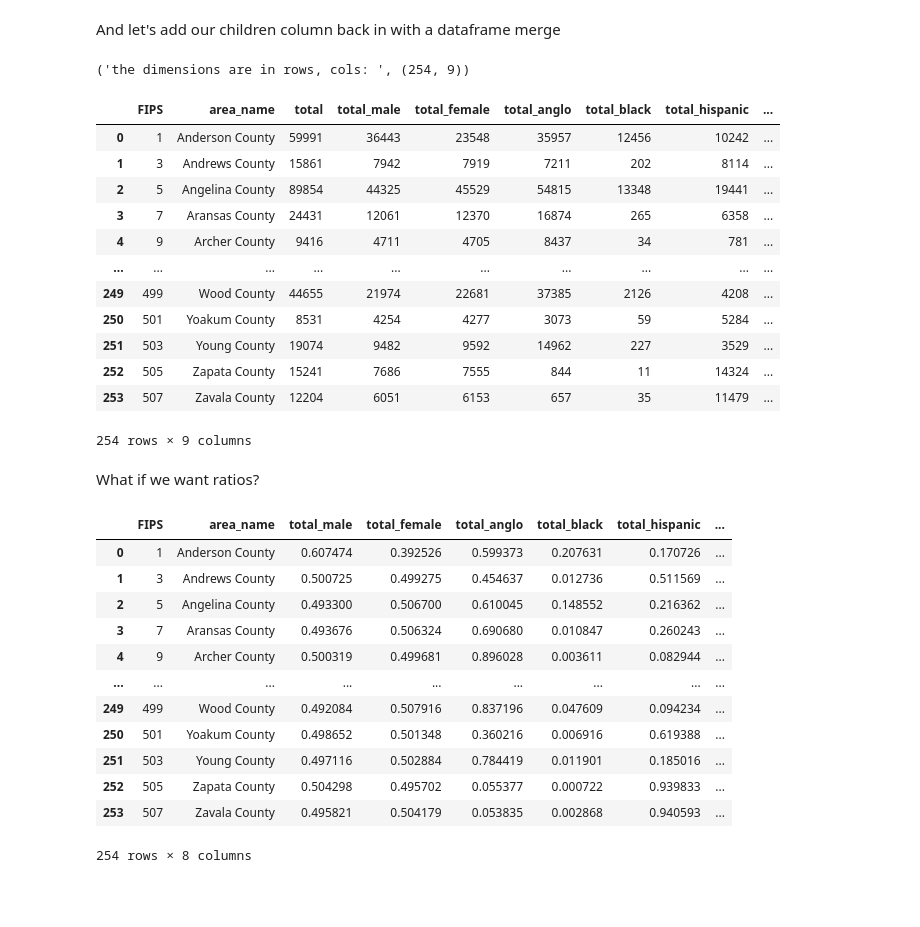
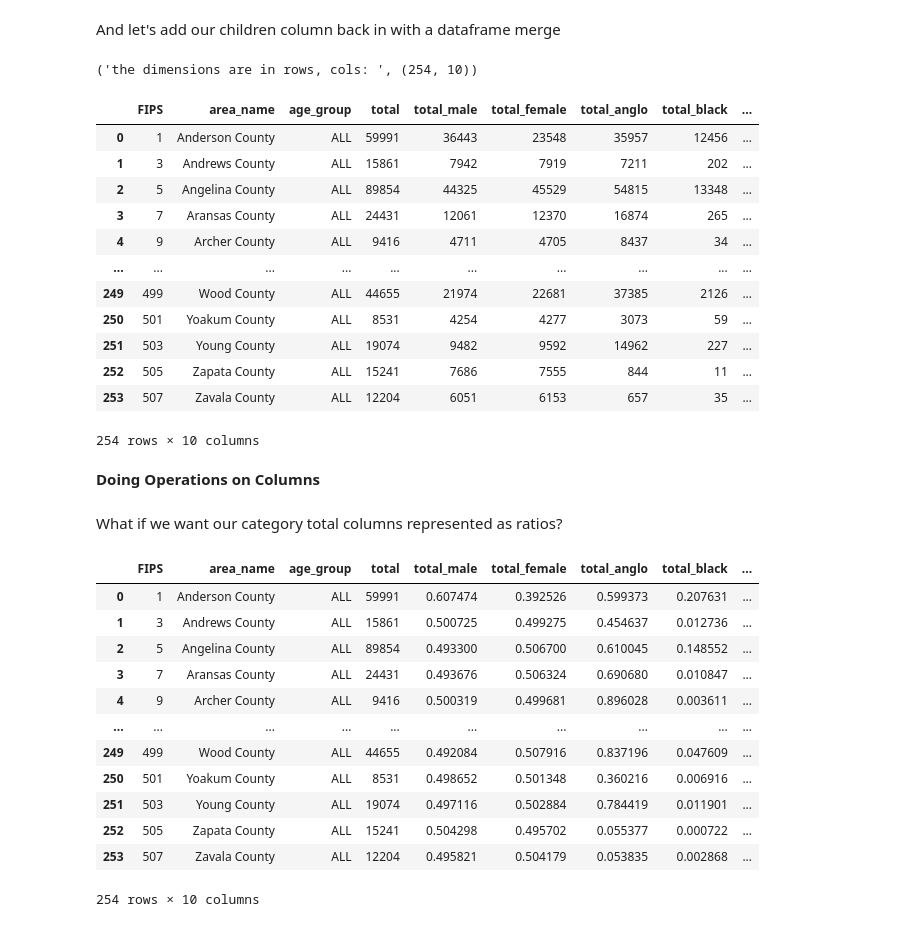
Before and after one commit to rasquith/choroshape, a Jupyter notebook: examples/Talk_example.ipynb, the cells around one changed output. Drawn from its saved outputs; the diff is of its cells as text; code cells hidden in the pictures; blank space fills up the shorter version.

```diff
--- a/examples/Talk_example.ipynb
+++ b/examples/Talk_example.ipynb
@@ -105,3 +138,0 @@ Ah, much better...
-# %%
-total_data = total_data.loc[:,cols_to_keep]
-total_data
@@ -124,3 +138,0 @@ Oh wait, we also don't need the 'total_other' column
-# %%
-total_data = total_data.drop('total_other', axis=1)
-total_data
@@ -143,5 +187,6 @@ Let's go back to our original dataframe and sort by a different age category to
 # %%
-children = pop_data[pop_data['age_group'] == '<18']
-print('the dimensions are in rows, cols: ', children.shape)
-children
+children_data = pop_data[pop_data['age_group'] == '<18'][['FIPS', 'total']]
+children_data.columns = ['FIPS', 'total_children']  # rename
+print('the dimensions are in rows, cols: ', children_data.shape)
+children_data
 # %% [output]
@@ -200,40 +207,42 @@ children
 # %% [markdown]
 And let's add our children column back in with a dataframe merge
 # %%
-total_data = pd.merge(total_data, children, how='left', on='FIPS')
+total_data = pd.merge(total_data, children_data, how='left', on='FIPS')
 print('the dimensions are in rows, cols: ', total_data.shape)
 total_data
 # %% [output]
-('the dimensions are in rows, cols: ', (254, 9))
+('the dimensions are in rows, cols: ', (254, 10))
-|  | FIPS | area_name | total | total_male | total_female | total_anglo | total_black | total_hispanic | ... |
-| 0 | 1 | Anderson County | 59991 | 36443 | 23548 | 35957 | 12456 | 10242 | ... |
-| 1 | 3 | Andrews County | 15861 | 7942 | 7919 | 7211 | 202 | 8114 | ... |
-| 2 | 5 | Angelina County | 89854 | 44325 | 45529 | 54815 | 13348 | 19441 | ... |
-| 3 | 7 | Aransas County | 24431 | 12061 | 12370 | 16874 | 265 | 6358 | ... |
-| 4 | 9 | Archer County | 9416 | 4711 | 4705 | 8437 | 34 | 781 | ... |
+|  | FIPS | area_name | age_group | total | total_male | total_female | total_anglo | total_black | ... |
+| 0 | 1 | Anderson County | ALL | 59991 | 36443 | 23548 | 35957 | 12456 | ... |
+| 1 | 3 | Andrews County | ALL | 15861 | 7942 | 7919 | 7211 | 202 | ... |
+| 2 | 5 | Angelina County | ALL | 89854 | 44325 | 45529 | 54815 | 13348 | ... |
+| 3 | 7 | Aransas County | ALL | 24431 | 12061 | 12370 | 16874 | 265 | ... |
+| 4 | 9 | Archer County | ALL | 9416 | 4711 | 4705 | 8437 | 34 | ... |
 | ... | ... | ... | ... | ... | ... | ... | ... | ... | ... |
-| 249 | 499 | Wood County | 44655 | 21974 | 22681 | 37385 | 2126 | 4208 | ... |
-| 250 | 501 | Yoakum County | 8531 | 4254 | 4277 | 3073 | 59 | 5284 | ... |
-| 251 | 503 | Young County | 19074 | 9482 | 9592 | 14962 | 227 | 3529 | ... |
-| 252 | 505 | Zapata County | 15241 | 7686 | 7555 | 844 | 11 | 14324 | ... |
-| 253 | 507 | Zavala County | 12204 | 6051 | 6153 | 657 | 35 | 11479 | ... |
+| 249 | 499 | Wood County | ALL | 44655 | 21974 | 22681 | 37385 | 2126 | ... |
+| 250 | 501 | Yoakum County | ALL | 8531 | 4254 | 4277 | 3073 | 59 | ... |
+| 251 | 503 | Young County | ALL | 19074 | 9482 | 9592 | 14962 | 227 | ... |
+| 252 | 505 | Zapata County | ALL | 15241 | 7686 | 7555 | 844 | 11 | ... |
+| 253 | 507 | Zavala County | ALL | 12204 | 6051 | 6153 | 657 | 35 | ... |
-254 rows × 9 columns
+254 rows × 10 columns
+# %% [markdown]
+<b>Doing Operations on Columns</b>
 # %% [markdown]
-What if we want ratios?
+What if we want our category total columns represented as ratios?
 # %%
-new_data = total_data.iloc[:,:2].join(total_data.iloc[:,3:].div(total_data.total, axis='index'), rsuffix='_ratio')
+new_data = total_data.iloc[:,:4].join(total_data.iloc[:,4:].div(total_data.total, axis='index'), rsuffix='_ratio')
 new_data
 # %% [output]
-|  | FIPS | area_name | total_male | total_female | total_anglo | total_black | total_hispanic | ... |
-| 0 | 1 | Anderson County | 0.607474 | 0.392526 | 0.599373 | 0.207631 | 0.170726 | ... |
-| 1 | 3 | Andrews County | 0.500725 | 0.499275 | 0.454637 | 0.012736 | 0.511569 | ... |
-| 2 | 5 | Angelina County | 0.493300 | 0.506700 | 0.610045 | 0.148552 | 0.216362 | ... |
-| 3 | 7 | Aransas County | 0.493676 | 0.506324 | 0.690680 | 0.010847 | 0.260243 | ... |
-| 4 | 9 | Archer County | 0.500319 | 0.499681 | 0.896028 | 0.003611 | 0.082944 | ... |
-| ... | ... | ... | ... | ... | ... | ... | ... | ... |
-| 249 | 499 | Wood County | 0.492084 | 0.507916 | 0.837196 | 0.047609 | 0.094234 | ... |
-| 250 | 501 | Yoakum County | 0.498652 | 0.501348 | 0.360216 | 0.006916 | 0.619388 | ... |
-| 251 | 503 | Young County | 0.497116 | 0.502884 | 0.784419 | 0.011901 | 0.185016 | ... |
-| 252 | 505 | Zapata County | 0.504298 | 0.495702 | 0.055377 | 0.000722 | 0.939833 | ... |
-| 253 | 507 | Zavala County | 0.495821 | 0.504179 | 0.053835 | 0.002868 | 0.940593 | ... |
+|  | FIPS | area_name | age_group | total | total_male | total_female | total_anglo | total_black | ... |
+| 0 | 1 | Anderson County | ALL | 59991 | 0.607474 | 0.392526 | 0.599373 | 0.207631 | ... |
+| 1 | 3 | Andrews County | ALL | 15861 | 0.500725 | 0.499275 | 0.454637 | 0.012736 | ... |
+| 2 | 5 | Angelina County | ALL | 89854 | 0.493300 | 0.506700 | 0.610045 | 0.148552 | ... |
+| 3 | 7 | Aransas County | ALL | 24431 | 0.493676 | 0.506324 | 0.690680 | 0.010847 | ... |
+| 4 | 9 | Archer County | ALL | 9416 | 0.500319 | 0.499681 | 0.896028 | 0.003611 | ... |
+| ... | ... | ... | ... | ... | ... | ... | ... | ... | ... |
+| 249 | 499 | Wood County | ALL | 44655 | 0.492084 | 0.507916 | 0.837196 | 0.047609 | ... |
+| 250 | 501 | Yoakum County | ALL | 8531 | 0.498652 | 0.501348 | 0.360216 | 0.006916 | ... |
+| 251 | 503 | Young County | ALL | 19074 | 0.497116 | 0.502884 | 0.784419 | 0.011901 | ... |
+| 252 | 505 | Zapata County | ALL | 15241 | 0.504298 | 0.495702 | 0.055377 | 0.000722 | ... |
+| 253 | 507 | Zavala County | ALL | 12204 | 0.495821 | 0.504179 | 0.053835 | 0.002868 | ... |
-254 rows × 8 columns
+254 rows × 10 columns
```
Also changed, not shown: parts of 39 cells of this notebook, 1 other file.
